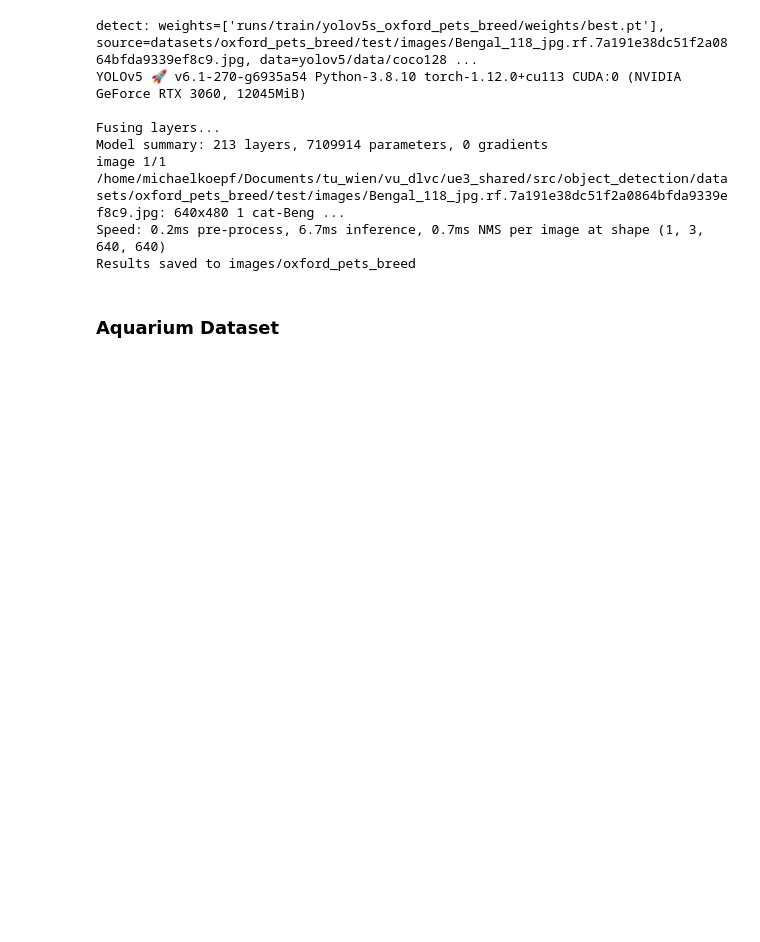
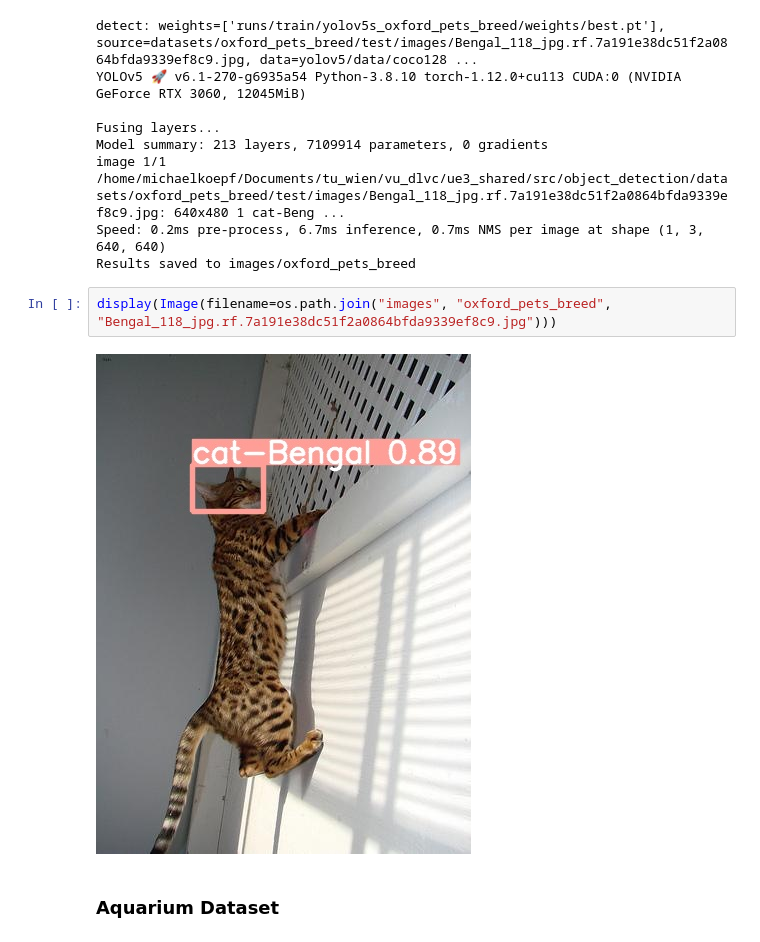
Before and after one commit to JPNMint/DLVC-S2022-Assignment-3, a Jupyter notebook: src/object_detection/assignment3_yolov5.ipynb, the cells around one changed output. Saved outputs shown, nothing was run; the diff lists cells and outputs as text; blank space fills up the shorter version.

```diff
--- a/src/object_detection/assignment3_yolov5.ipynb
+++ b/src/object_detection/assignment3_yolov5.ipynb
@@ -552,6 +561,10 @@ Model summary: 213 layers, 7109914 parameters, 0 gradients
 image 1/1 /home/michaelkoepf/Documents/tu_wien/vu_dlvc/ue3_shared/src/object_detection/datasets/oxford_pets_breed/test/images/Bengal_118_jpg.rf.7a191e38dc51f2a0864bfda9339ef8c9.jpg: 640x480 1 cat-Beng ...
 Speed: 0.2ms pre-process, 6.7ms inference, 0.7ms NMS per image at shape (1, 3, 640, 640)
 Results saved to images/oxford_pets_breed
+# %%
+display(Image(filename=os.path.join("images", "oxford_pets_breed", "Bengal_118_jpg.rf.7a191e38dc51f2a0864bfda9339ef8c9.jpg")))
+# %% [output]
+[figure, added]
 # %% [markdown]
 ### Aquarium Dataset
 # %%
```
Also changed, not shown: parts of 5 cells of this notebook, 1 other file.
